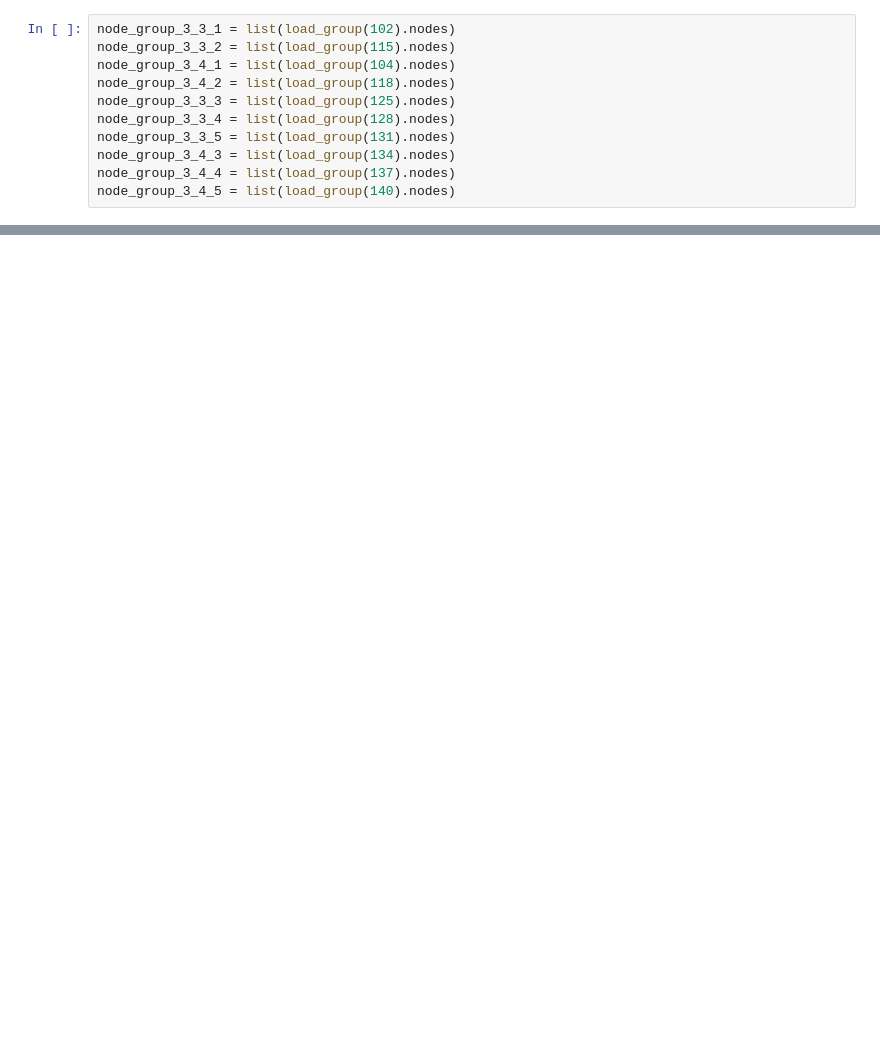
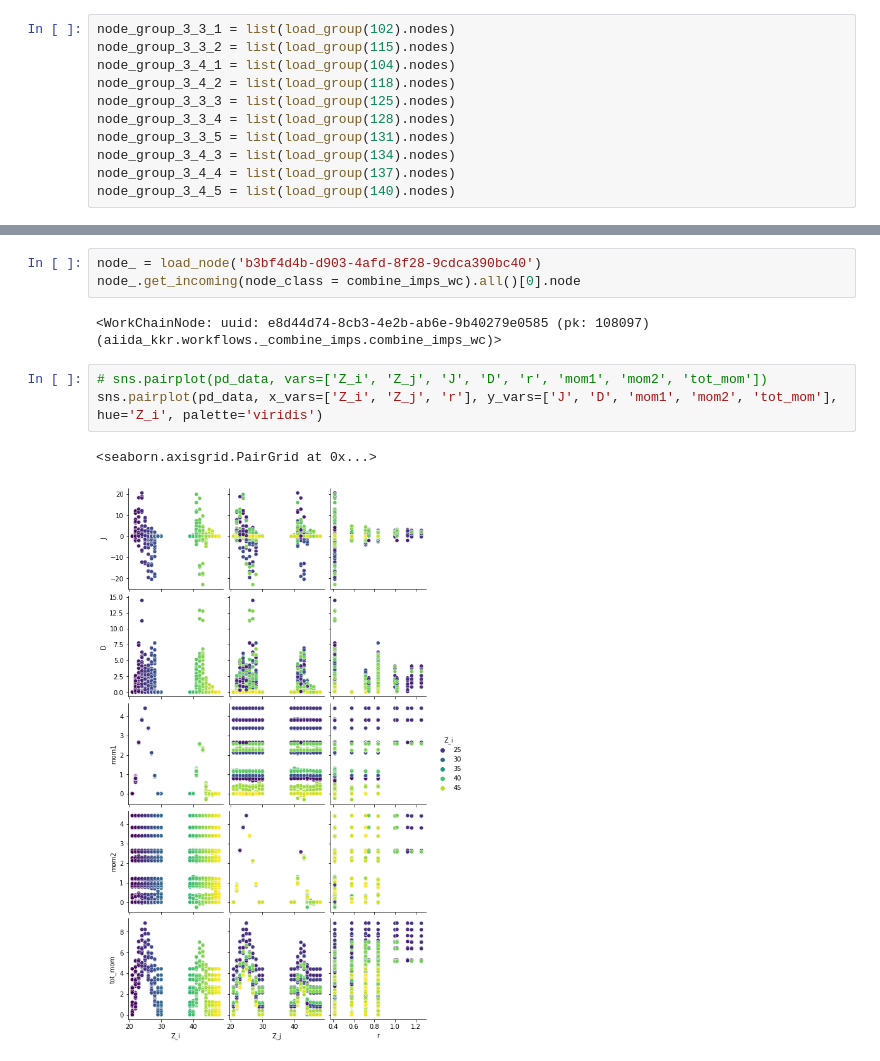
Before and after one commit to RubelMozumder/aiida_daily_work, a Jupyter notebook: Daily_Work_bin/DataAnalysisWithPanda.ipynb, the cells around one changed output, grey strips where cells are left out. Saved outputs shown, nothing was run; the diff lists cells and outputs as text; blank space fills up the shorter version.

```diff
--- a/Daily_Work_bin/DataAnalysisWithPanda.ipynb
+++ b/Daily_Work_bin/DataAnalysisWithPanda.ipynb
@@ -50,0 +138,11 @@ pd_data = pd.read_csv('d_block_magnetic_data.csv')
+# %%
+node_ = load_node('b3bf4d4b-d903-4afd-8f28-9cdca390bc40')
+node_.get_incoming(node_class = combine_imps_wc).all()[0].node
+# %% [output]
+<WorkChainNode: uuid: e8d44d74-8cb3-4e2b-ab6e-9b40279e0585 (pk: 108097) (aiida_kkr.workflows._combine_imps.combine_imps_wc)>
+# %%
+# sns.pairplot(pd_data, vars=['Z_i', 'Z_j', 'J', 'D', 'r', 'mom1', 'mom2', 'tot_mom'])
+sns.pairplot(pd_data, x_vars=['Z_i', 'Z_j', 'r'], y_vars=['J', 'D', 'mom1', 'mom2', 'tot_mom'], hue='Z_i', palette='viridis')
+# %% [output]
+<seaborn.axisgrid.PairGrid at 0x...>
+[figure, added]
```
Also changed, not shown: parts of 30 cells of this notebook, 1 other file.
